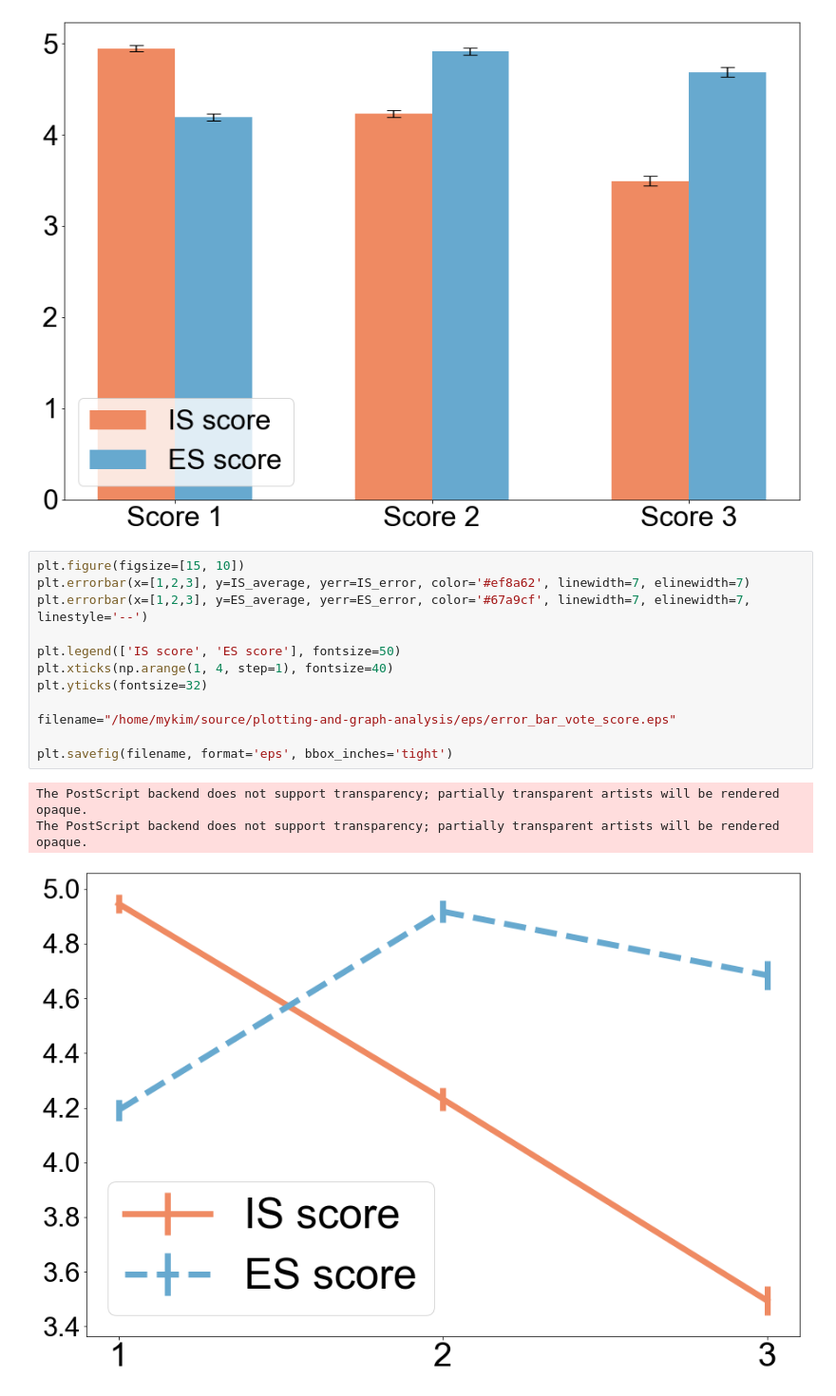
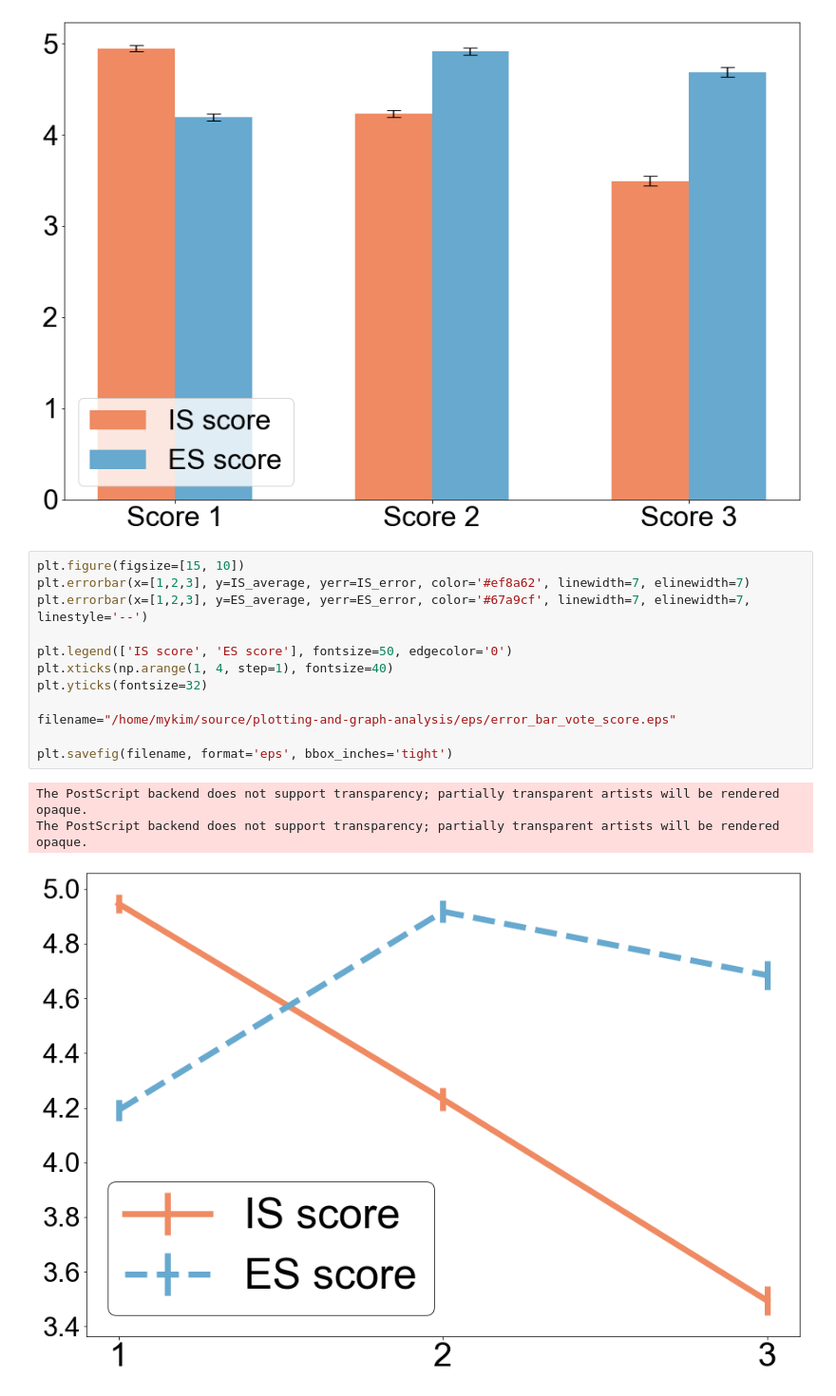
Before and after one commit to tr0up2r/plotting-and-graph-analysis, a Jupyter notebook: error_bar_plot.ipynb, the cells around one changed output. Shown at 95% size. Saved outputs shown, nothing was run; the diff lists cells and outputs as text.

Commit message:
cdf, error bar legend edgecolor 변경.

```diff
--- a/error_bar_plot.ipynb
+++ b/error_bar_plot.ipynb
@@ -85,16 +85,16 @@ plt.show()
 # %%
 plt.figure(figsize=[15, 10])
 plt.errorbar(x=[1,2,3], y=IS_average, yerr=IS_error, color='#ef8a62', linewidth=7, elinewidth=7)
 plt.errorbar(x=[1,2,3], y=ES_average, yerr=ES_error, color='#67a9cf', linewidth=7, elinewidth=7, linestyle='--')
 
-plt.legend(['IS score', 'ES score'], fontsize=50)
+plt.legend(['IS score', 'ES score'], fontsize=50, edgecolor='0')
 plt.xticks(np.arange(1, 4, step=1), fontsize=40)
 plt.yticks(fontsize=32)
 
 filename="/home/mykim/source/plotting-and-graph-analysis/eps/error_bar_vote_score.eps"
 
 plt.savefig(filename, format='eps', bbox_inches='tight')
 # %% [output]
 The PostScript backend does not support transparency; partially transparent artists will be rendered opaque.
 The PostScript backend does not support transparency; partially transparent artists will be rendered opaque.
-[figure, old version]
+[figure, new version]
```
Also changed, not shown: 1 other file.
